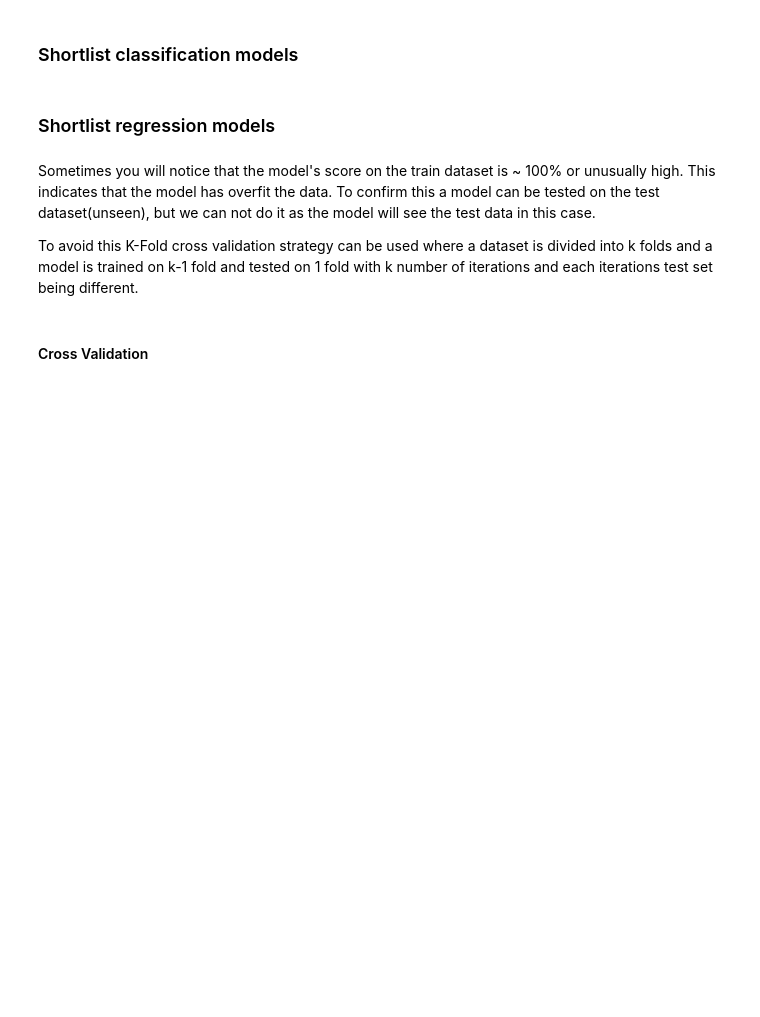
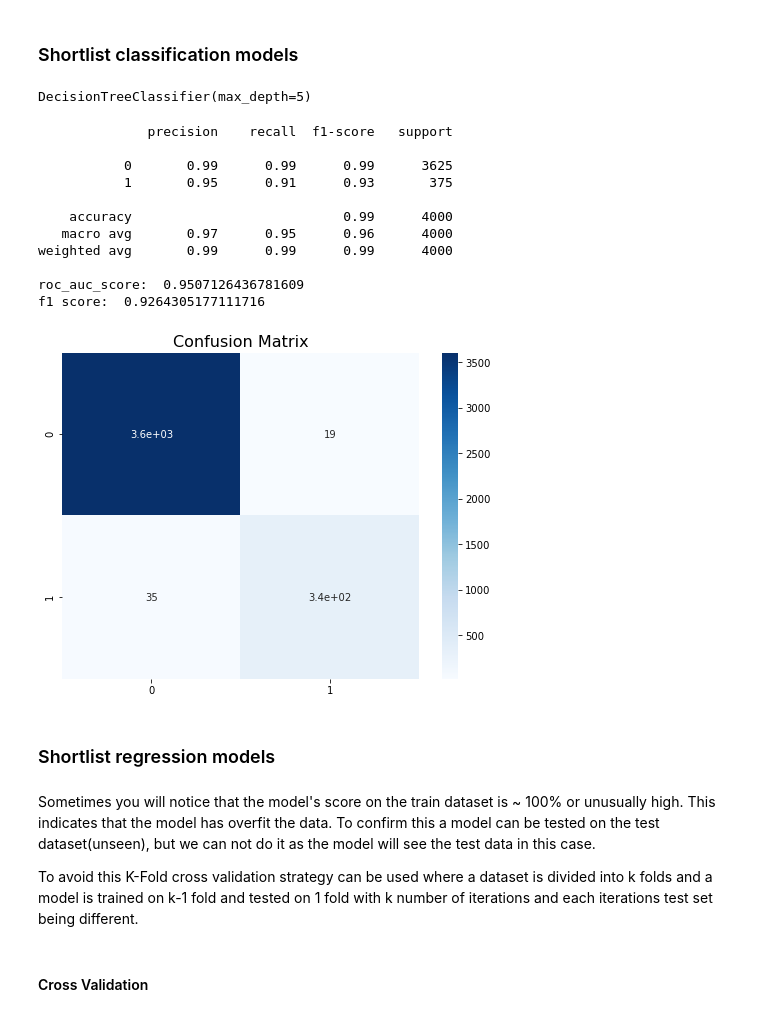
Before and after one commit to shubh1608/Jupyter-Notebook-Template, a Jupyter notebook: notebok_template.ipynb, the cells around one changed output. Saved outputs shown, nothing was run; the diff lists cells and outputs as text; code cells hidden in the pictures; blank space fills up the shorter version.

```diff
--- a/notebok_template.ipynb
+++ b/notebok_template.ipynb
@@ -963,33 +1114,46 @@ In above pipeline class, instead of mentioning the transformer we can specify "d
+# %%
+classifiers = {
+    "Logistics Regression": LogisticRegression(),
+    "Nearest Neighbors": KNeighborsClassifier(3),
+    "Linear SVM": SVC(kernel="linear", C=0.025),
+    "RBF SVM": SVC(gamma=2, C=1),
+    "Gaussian Process": GaussianProcessClassifier(1.0 * RBF(1.0)),
+    "Decision Tree": DecisionTreeClassifier(max_depth=5),
+    "Random Forest": RandomForestClassifier(max_depth=5, n_estimators=10, max_features=1),
+    "Neural Net": MLPClassifier(alpha=1, max_iter=1000),
+    "AdaBoost": AdaBoostClassifier(),
+    "Naive Bayes": GaussianNB(),
+    "QDA": QuadraticDiscriminantAnalysis()
+}
+
+model = classifiers["Decision Tree"]
+model.fit(x_train, y_train)
+# %% [output]
+DecisionTreeClassifier(max_depth=5)
 # %%
-# classifiers = {
-#     "Logistics Regression": LogisticRegression(),
-#     "Nearest Neighbors": KNeighborsClassifier(3),
-#     "Linear SVM": SVC(kernel="linear", C=0.025),
-#     "RBF SVM": SVC(gamma=2, C=1),
-#     "Gaussian Process": GaussianProcessClassifier(1.0 * RBF(1.0)),
-#     "Decision Tree": DecisionTreeClassifier(max_depth=5),
-#     "Random Forest": RandomForestClassifier(max_depth=5, n_estimators=10, max_features=1),
-#     "Neural Net": MLPClassifier(alpha=1, max_iter=1000),
-#     "AdaBoost": AdaBoostClassifier(),
-#     "Naive Bayes": GaussianNB(),
-#     "QDA": QuadraticDiscriminantAnalysis()
-# }
+# calculating the classification accuracy on whole train set
+x_train_pred = model.predict(x_train)
+print(sklearn.metrics.classification_report(y_train, x_train_pred))
+print("roc_auc_score: ", sklearn.metrics.roc_auc_score(y_train, x_train_pred))
+print("f1 score: ", sklearn.metrics.f1_score(y_train, x_train_pred))
 
-# model.fit(train_copy, train_label)
-
-# testing on train dataset
-# train_data_subset = train_copy.iloc[:5] # for example take 5
-# train_data_subset_labels = train_label.iloc[:5]
-
-# train_subset_prepared = fullpipeline.transform(train_copy_subset)
-# print("Predictions:", model.predict(train_subset_prepared))
-# print("Labels:", train_data_subset_labels)
-
-# # calculating the classification accuracy on whole train set
-# train_copy_predictions = model.predict(train_copy_prepared)
-# print(metrics.classification_report(train_labels, train_copy_predictions))
-# print("roc_auc_score: ", roc_auc_score(train_labels, train_copy_predictions))
-# print("f1 score: ", f1_score(train_labels, train_copy_predictions))
+cm = confusion_matrix(y_train, x_train_pred)
+plt.figure(figsize=(8, 6))
+plt.title('Confusion Matrix', size=16)
+sns.heatmap(cm, annot=True, cmap='Blues');
+# %% [output]
+              precision    recall  f1-score   support
+
+           0       0.99      0.99      0.99      3625
+           1       0.95      0.91      0.93       375
+
+    accuracy                           0.99      4000
+   macro avg       0.97      0.95      0.96      4000
+weighted avg       0.99      0.99      0.99      4000
+
+roc_auc_score:  0.9507126436781609
+f1 score:  0.9264305177111716
+[figure, added]
 # %% [markdown]
 ### Shortlist regression models
 # %%
```
Also changed, not shown: parts of 119 cells of this notebook.
